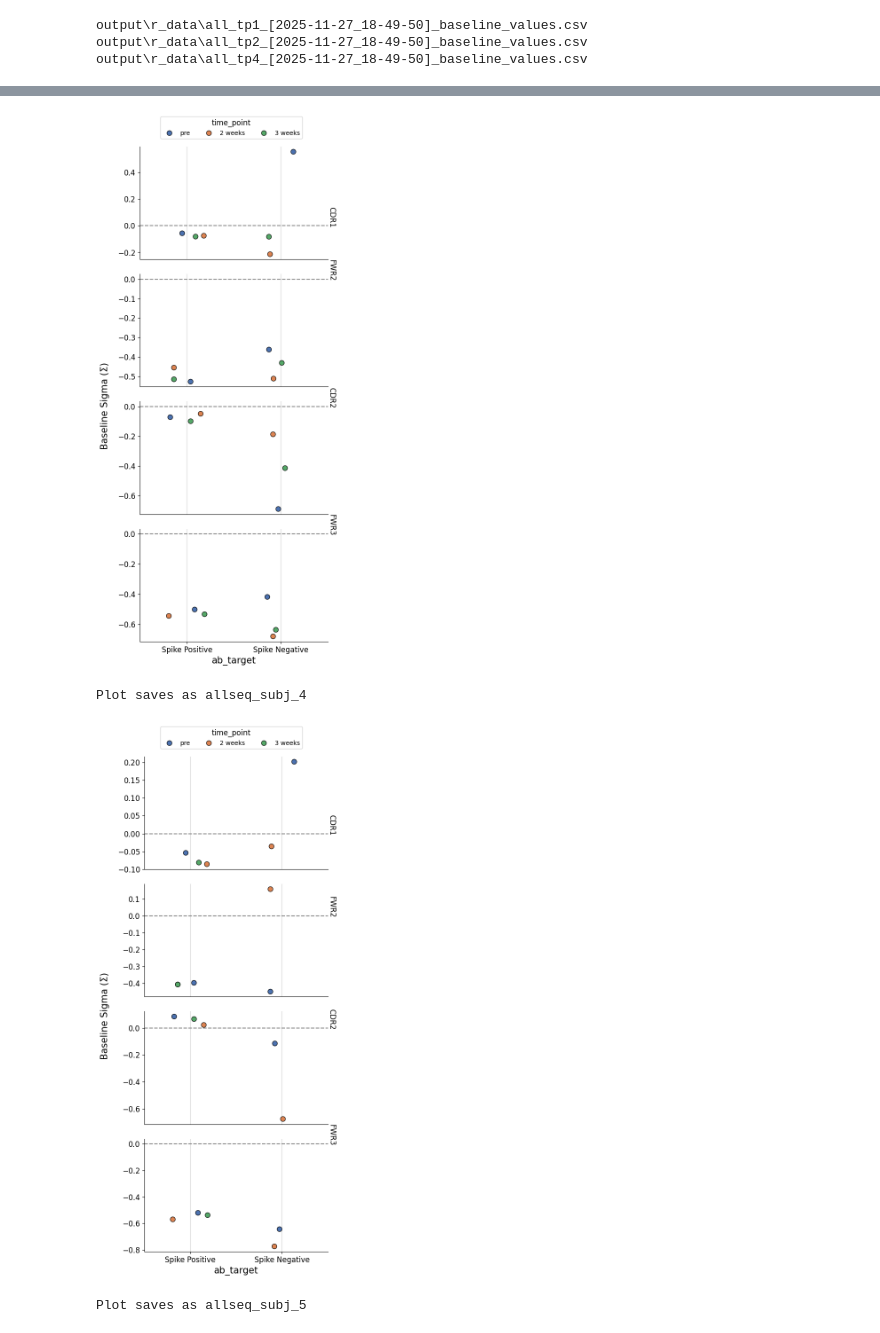
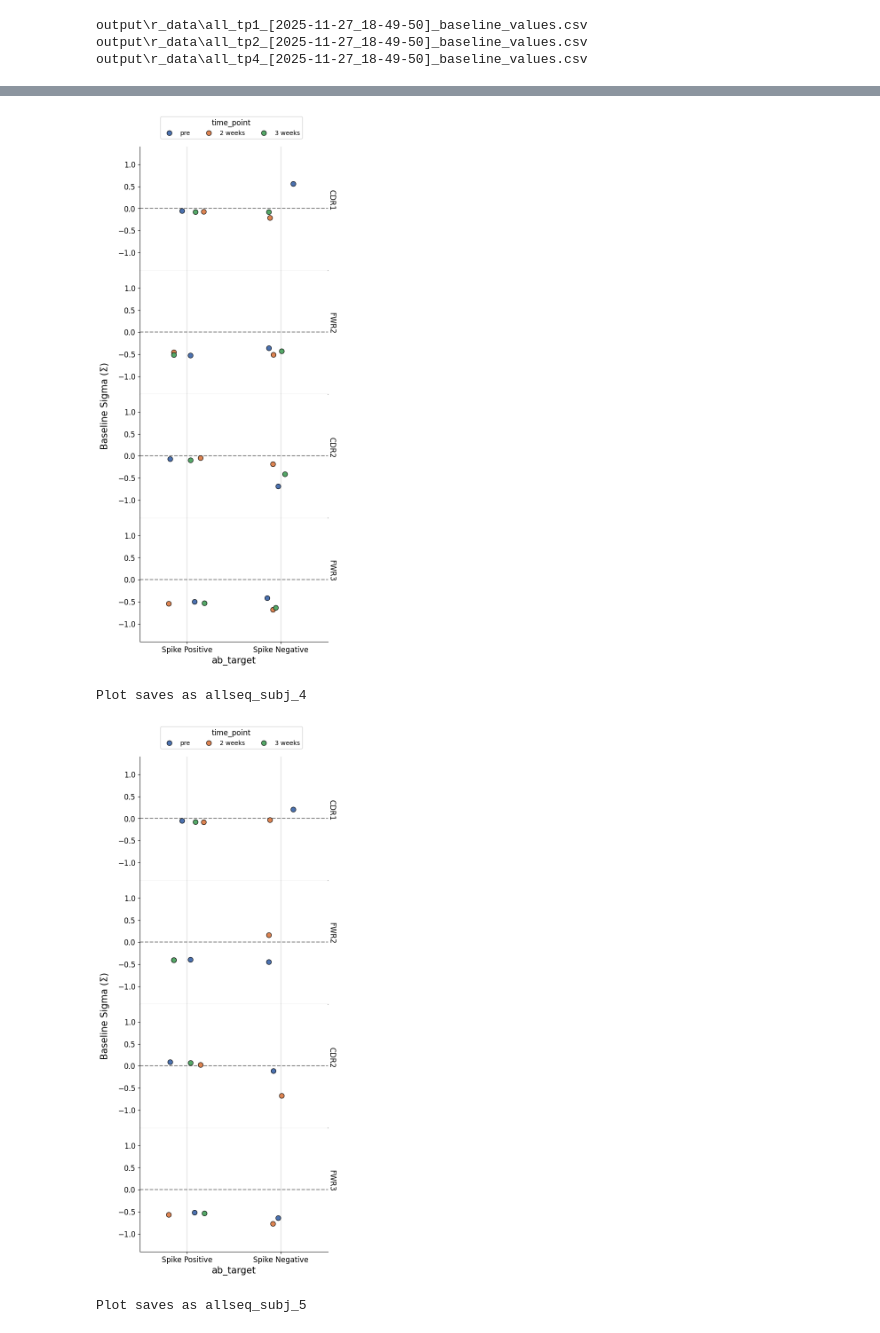
Before and after one commit to dani-f99/selection_pressure_vis, a Jupyter notebook: selection_pressure_vis.ipynb, the cells around one changed output, grey strips where cells are left out. Cells and saved outputs as stored; diff of their text form; code cells hidden in the pictures.

```diff
--- a/selection_pressure_vis.ipynb
+++ b/selection_pressure_vis.ipynb
@@ -84,21 +92,23 @@ output\r_data\all_tp2_[2025-11-27_18-49-50]_baseline_values.csv
 output\r_data\all_tp4_[2025-11-27_18-49-50]_baseline_values.csv
 # %%
 from scripts.analysis import  scatter_colored
+import os
 
 save_path = os.path.join("output", "py_figures")
 
 for i in list_newdata:
     scatter_colored(df_path = i,
                     group_by = "ab_target",
                     color_by = "time_point",
                     save_fig = True,
+                    ylim=(-1.4,1.4),
                     fig_name = i.split("\\")[-1].split(".")[0],
                     map_cols = {"ab_target":{"sn":"Spike Positive", "sp": "Spike Negative"},
                             "time_point":{1:"pre", 2: "2 weeks", 4:"3 weeks"}}
                             )
 # %% [output]
 Plot saves as allseq_subj_3
-[figure, old version]
+[figure, new version]
 Plot saves as allseq_subj_4
-[figure, old version]
+[figure, new version]
 Plot saves as allseq_subj_5
```
Also changed, not shown: parts of 4 cells of this notebook, 11 other files.
